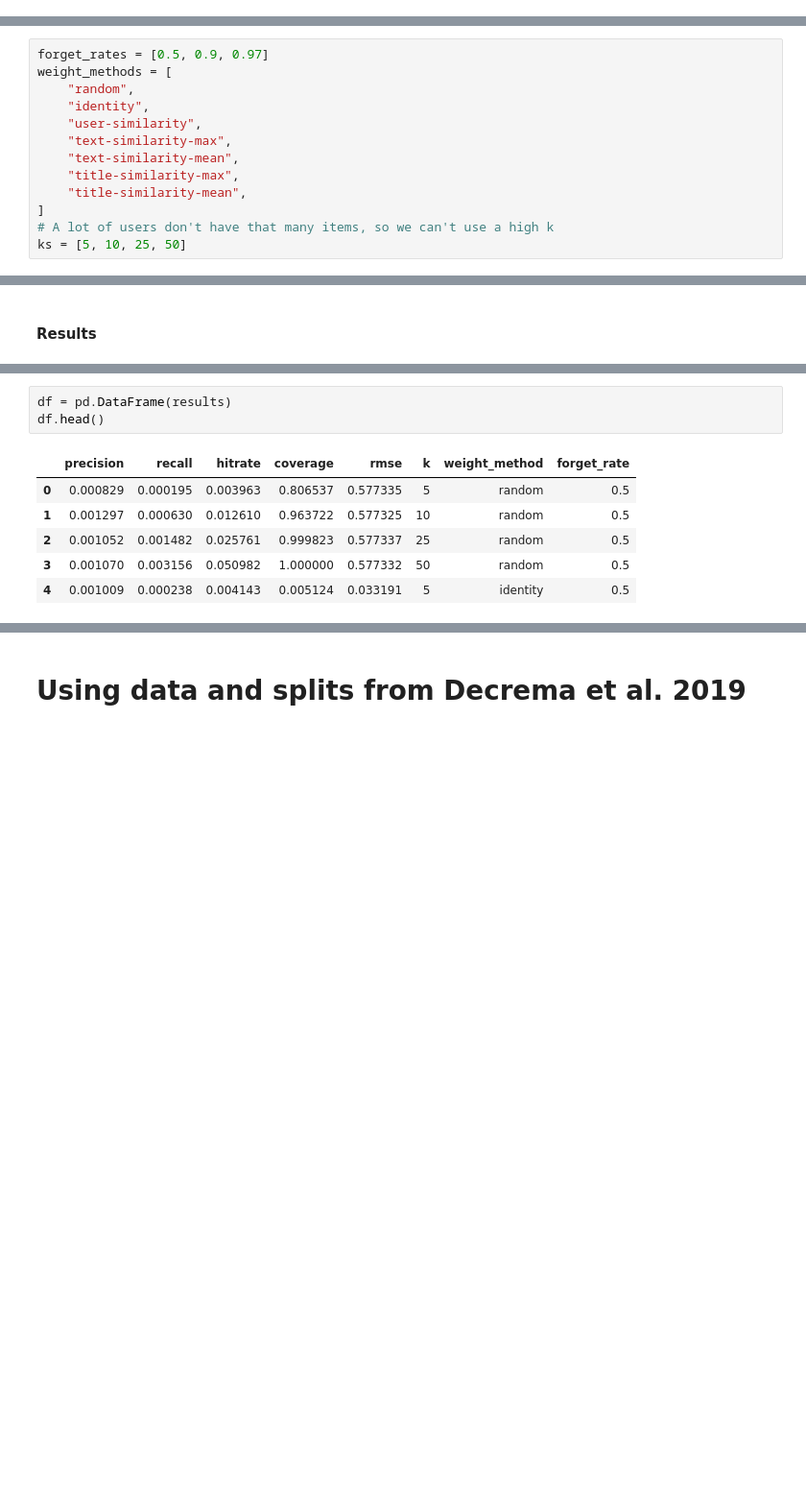
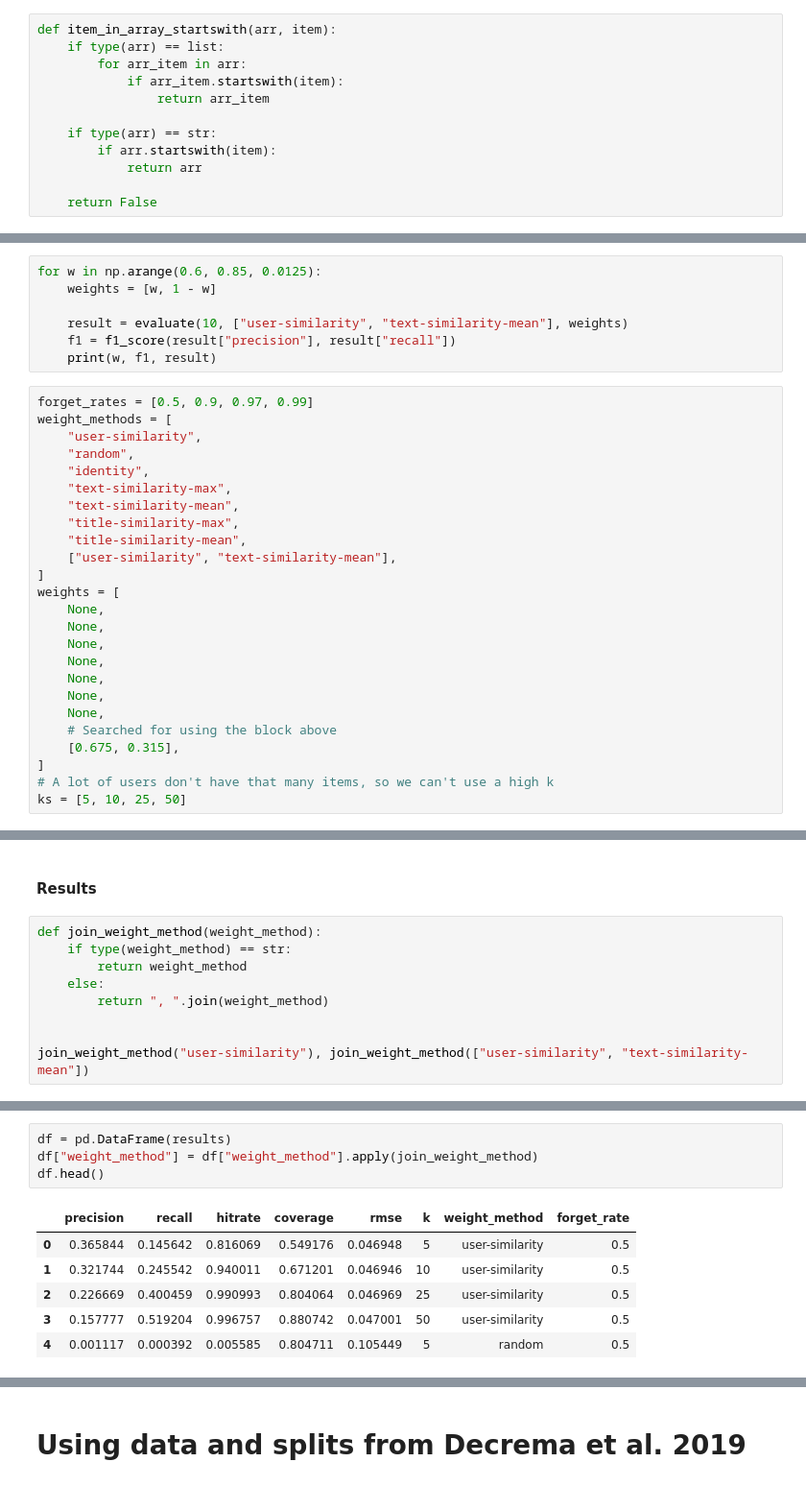
Before and after one commit to tmscer/bthesis, a Jupyter notebook: src/main.ipynb, the cells around one changed output, grey strips where cells are left out. Shown: that part at 96% size. Drawn from its saved outputs; the diff is of its cells as text; blank space fills up the shorter version.

```diff
--- a/src/main.ipynb
+++ b/src/main.ipynb
@@ -250,3 +243,15 @@ def forget(rate):
 	users_without_ratings = np.where(num_ratings_per_user == 0)[0]
 
 	assert len(users_without_ratings) == 0
+# %%
+def item_in_array_startswith(arr, item):
+	if type(arr) == list:
+		for arr_item in arr:
+			if arr_item.startswith(item):
+				return arr_item
+
+	if type(arr) == str:
+		if arr.startswith(item):
+			return arr
+
+	return False
@@ -356,13 +432,32 @@ evaluate(20, "identity")
+# %%
+for w in np.arange(0.6, 0.85, 0.0125):
+	weights = [w, 1 - w]
+
+	result = evaluate(10, ["user-similarity", "text-similarity-mean"], weights)
+	f1 = f1_score(result["precision"], result["recall"])
+	print(w, f1, result)
 # %%
-forget_rates = [0.5, 0.9, 0.97]
+forget_rates = [0.5, 0.9, 0.97, 0.99]
 weight_methods = [
+	"user-similarity",
 	"random",
 	"identity",
-	"user-similarity",
 	"text-similarity-max",
 	"text-similarity-mean",
 	"title-similarity-max",
 	"title-similarity-mean",
+	["user-similarity", "text-similarity-mean"],
+]
+weights = [
+	None,
+	None,
+	None,
+	None,
+	None,
+	None,
+	None,
+	# Searched for using the block above
+	[0.675, 0.315],
 ]
 # A lot of users don't have that many items, so we can't use a high k
 ks = [5, 10, 25, 50]
@@ -434,2 +515,11 @@ def get_field(df, field):
 # %% [markdown]
 #### Results
+# %%
+def join_weight_method(weight_method):
+	if type(weight_method) == str:
+		return weight_method
+	else:
+		return ", ".join(weight_method)
+
+
+join_weight_method("user-similarity"), join_weight_method(["user-similarity", "text-similarity-mean"])
@@ -436,13 +528,14 @@ def get_field(df, field):
 # %%
 df = pd.DataFrame(results)
+df["weight_method"] = df["weight_method"].apply(join_weight_method)
 df.head()
 # %% [output]
 |  | precision | recall | hitrate | coverage | rmse | k | weight_method | forget_rate |
-| 0 | 0.000829 | 0.000195 | 0.003963 | 0.806537 | 0.577335 | 5 | random | 0.5 |
-| 1 | 0.001297 | 0.000630 | 0.012610 | 0.963722 | 0.577325 | 10 | random | 0.5 |
-| 2 | 0.001052 | 0.001482 | 0.025761 | 0.999823 | 0.577337 | 25 | random | 0.5 |
-| 3 | 0.001070 | 0.003156 | 0.050982 | 1.000000 | 0.577332 | 50 | random | 0.5 |
-| 4 | 0.001009 | 0.000238 | 0.004143 | 0.005124 | 0.033191 | 5 | identity | 0.5 |
+| 0 | 0.365844 | 0.145642 | 0.816069 | 0.549176 | 0.046948 | 5 | user-similarity | 0.5 |
+| 1 | 0.321744 | 0.245542 | 0.940011 | 0.671201 | 0.046946 | 10 | user-similarity | 0.5 |
+| 2 | 0.226669 | 0.400459 | 0.990993 | 0.804064 | 0.046969 | 25 | user-similarity | 0.5 |
+| 3 | 0.157777 | 0.519204 | 0.996757 | 0.880742 | 0.047001 | 50 | user-similarity | 0.5 |
+| 4 | 0.001117 | 0.000392 | 0.005585 | 0.804711 | 0.105449 | 5 | random | 0.5 |
 # %%
 df["f1"] = f1_score(df["precision"], df["recall"])
 df.head()
```
Also changed, not shown: parts of 18 cells of this notebook.
